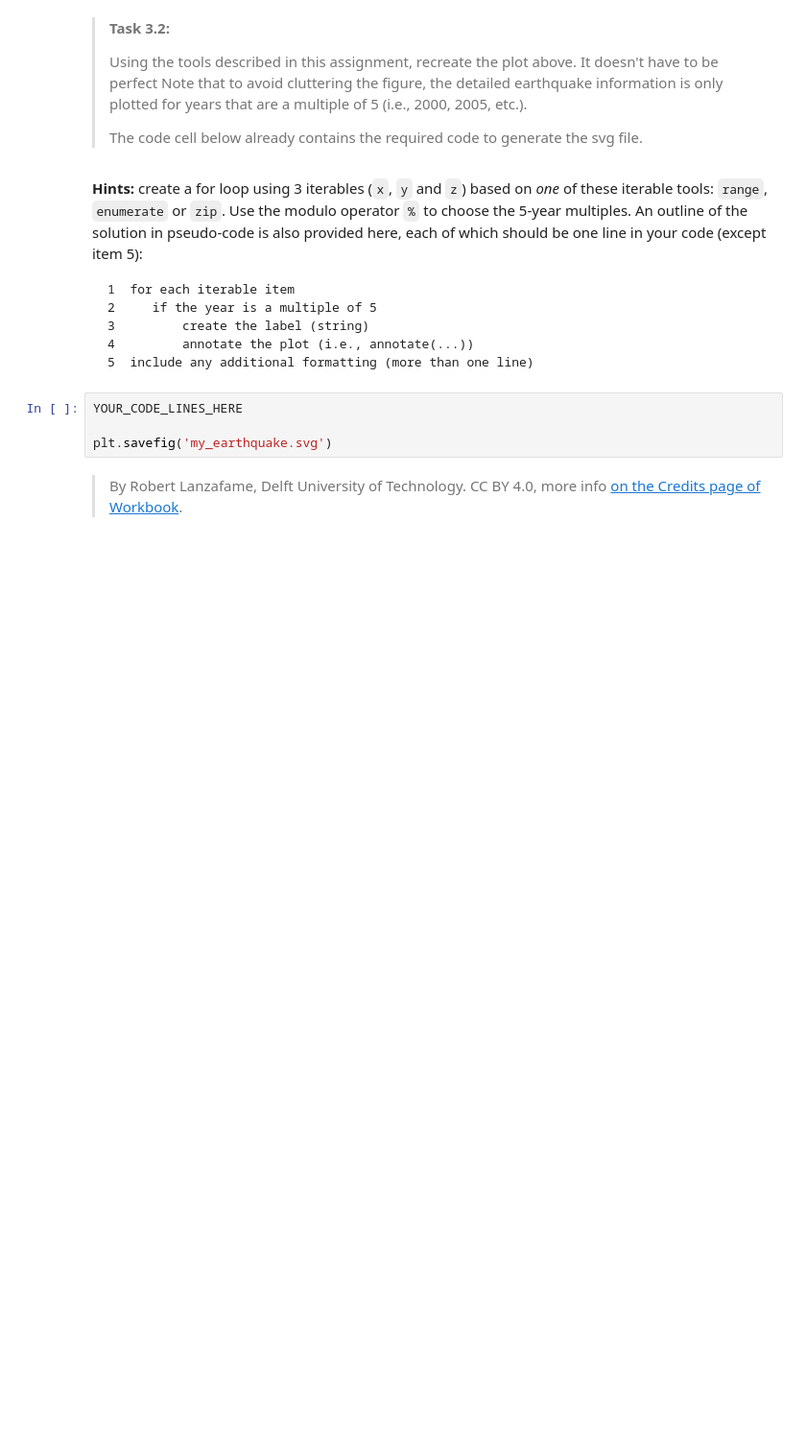
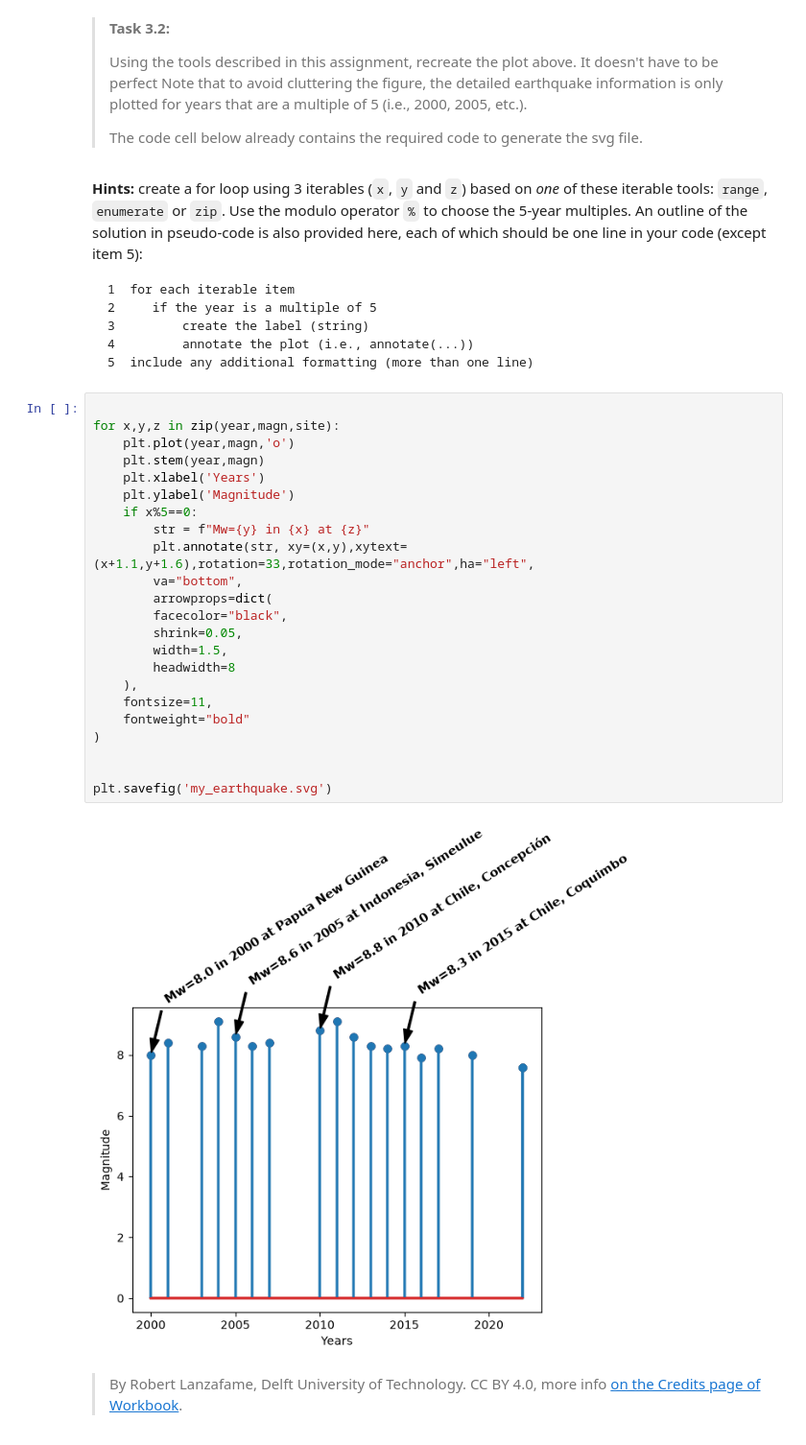
Before and after one commit to anastasisdellis21-png/P.A.2.3, a Jupyter notebook: 3_stem_plots.ipynb, the cells around one changed output. Shown at 96% size. Drawn from its saved outputs; the diff is of its cells as text; blank space fills up the shorter version.

````diff
--- a/3_stem_plots.ipynb
+++ b/3_stem_plots.ipynb
@@ -69,9 +71,30 @@ We can visualize the data in the following figure. Can you find an easy way to r
 4         annotate the plot (i.e., annotate(...))
 5  include any additional formatting (more than one line)
 ```
-# %%
-YOUR_CODE_LINES_HERE
-
-plt.savefig('my_earthquake.svg')
+# %%
+
+for x,y,z in zip(year,magn,site):
+    plt.plot(year,magn,'o')
+    plt.stem(year,magn)
+    plt.xlabel('Years')
+    plt.ylabel('Magnitude')
+    if x%5==0:
+        str = f"Mw={y} in {x} at {z}"
+        plt.annotate(str, xy=(x,y),xytext=(x+1.1,y+1.6),rotation=33,rotation_mode="anchor",ha="left",
+        va="bottom",
+        arrowprops=dict(
+        facecolor="black",
+        shrink=0.05,
+        width=1.5,
+        headwidth=8
+    ),
+    fontsize=11,
+    fontweight="bold"
+)
+
+
+plt.savefig('my_earthquake.svg')
+# %% [output]
+[figure, added]
 # %% [markdown]
 > By Robert Lanzafame, Delft University of Technology. CC BY 4.0, more info [on the Credits page of Workbook](https://mude.citg.tudelft.nl/workbook-2025/credits.html).
````
Also changed, not shown: parts of 1 cell of this notebook, 6 other files.
